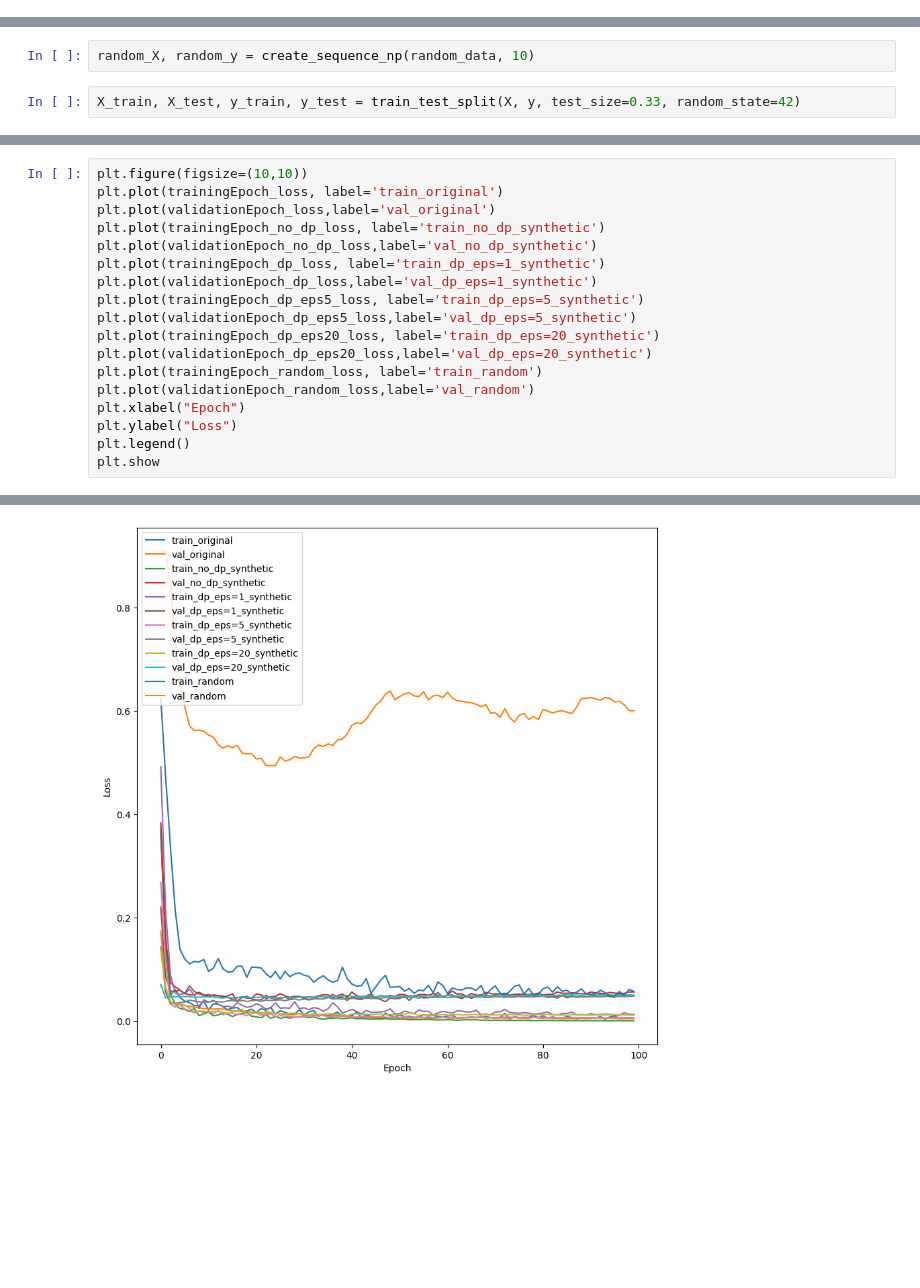
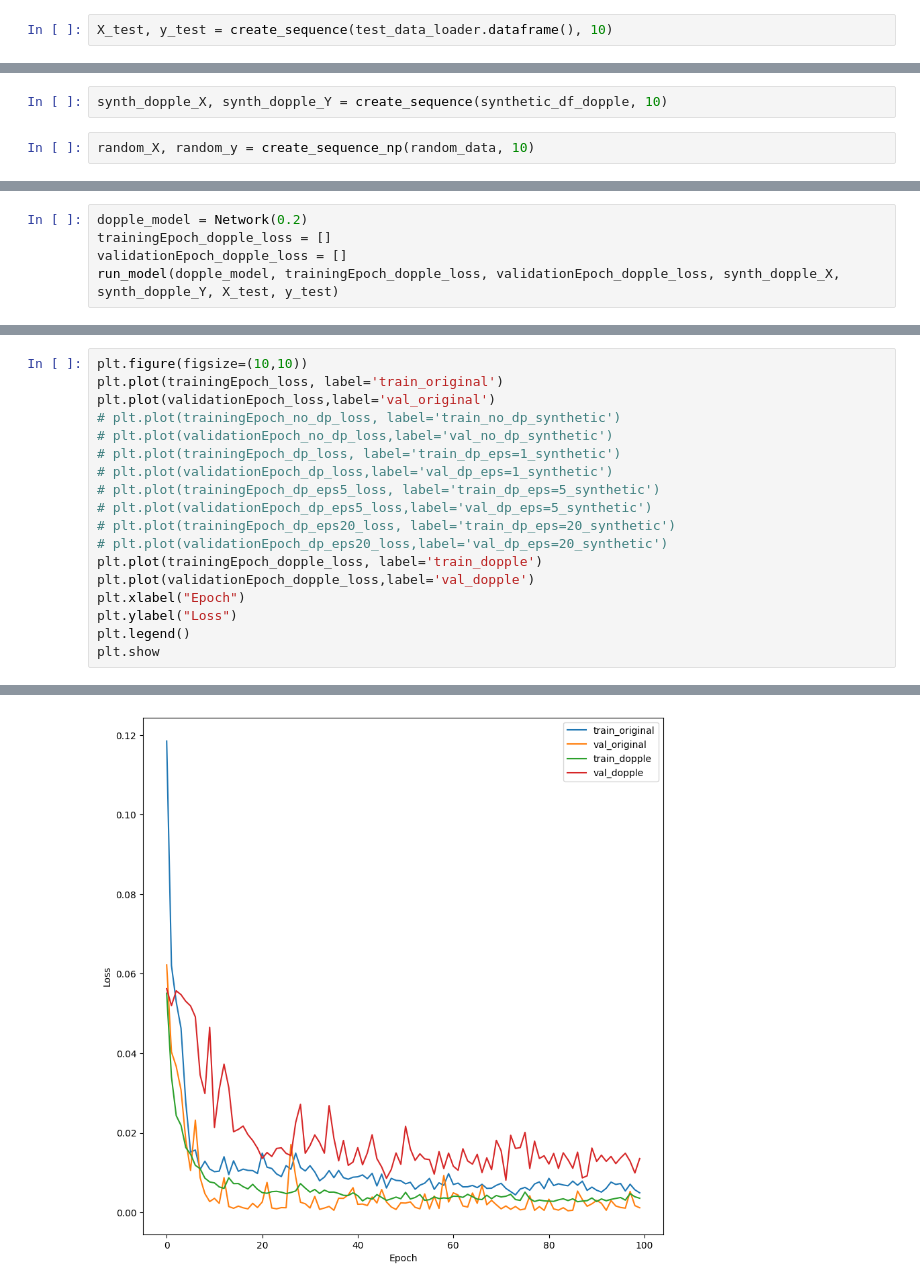
Before and after one commit to tremblerz/synthetic_time_series, a Jupyter notebook: src/SyntheticStockGenerate.ipynb, the cells around one changed output, grey strips where cells are left out. Drawn from its saved outputs; the diff is of its cells as text; blank space fills up the shorter version.

```diff
--- a/src/SyntheticStockGenerate.ipynb
+++ b/src/SyntheticStockGenerate.ipynb
@@ -286,3 +788,5 @@ X, y = create_sequence(data.dataframe(), 10)
+# %%
+X_test, y_test = create_sequence(test_data_loader.dataframe(), 10)
 # %%
 synth_no_dp_X, synth_no_dp_y = create_sequence(synth_data_without_dp.dataframe(), 10)
 # %%
@@ -291,10 +795,10 @@ synth_dp_X, synth_dp_y = create_sequence(synth_data_with_dp.dataframe(), 10)
 synth_dp_eps5_X, synth_dp_eps5_y = create_sequence(synth_data_with_dp_eps5.dataframe(), 10)
 # %%
 synth_dp_eps20_X, synth_dp_eps20_y = create_sequence(synth_data_with_dp_eps20.dataframe(), 10)
+# %%
+synth_dopple_X, synth_dopple_Y = create_sequence(synthetic_df_dopple, 10)
 # %%
 random_X, random_y = create_sequence_np(random_data, 10)
-# %%
-X_train, X_test, y_train, y_test = train_test_split(X, y, test_size=0.33, random_state=42)
 # %%
 model = Network(0.2)
 trainingEpoch_loss = []
@@ -435,0 +922,5 @@ Epoch [100/100], Step [40/40], Validation Batch Loss: 0.6005
+# %%
+dopple_model = Network(0.2)
+trainingEpoch_dopple_loss = []
+validationEpoch_dopple_loss = []
+run_model(dopple_model, trainingEpoch_dopple_loss, validationEpoch_dopple_loss, synth_dopple_X, synth_dopple_Y, X_test, y_test)
@@ -436,21 +945,21 @@ Epoch [100/100], Step [40/40], Validation Batch Loss: 0.6005
 # %%
 plt.figure(figsize=(10,10))
 plt.plot(trainingEpoch_loss, label='train_original')
 plt.plot(validationEpoch_loss,label='val_original')
-plt.plot(trainingEpoch_no_dp_loss, label='train_no_dp_synthetic')
-plt.plot(validationEpoch_no_dp_loss,label='val_no_dp_synthetic')
-plt.plot(trainingEpoch_dp_loss, label='train_dp_eps=1_synthetic')
-plt.plot(validationEpoch_dp_loss,label='val_dp_eps=1_synthetic')
-plt.plot(trainingEpoch_dp_eps5_loss, label='train_dp_eps=5_synthetic')
-plt.plot(validationEpoch_dp_eps5_loss,label='val_dp_eps=5_synthetic')
-plt.plot(trainingEpoch_dp_eps20_loss, label='train_dp_eps=20_synthetic')
-plt.plot(validationEpoch_dp_eps20_loss,label='val_dp_eps=20_synthetic')
-plt.plot(trainingEpoch_random_loss, label='train_random')
-plt.plot(validationEpoch_random_loss,label='val_random')
+# plt.plot(trainingEpoch_no_dp_loss, label='train_no_dp_synthetic')
+# plt.plot(validationEpoch_no_dp_loss,label='val_no_dp_synthetic')
+# plt.plot(trainingEpoch_dp_loss, label='train_dp_eps=1_synthetic')
+# plt.plot(validationEpoch_dp_loss,label='val_dp_eps=1_synthetic')
+# plt.plot(trainingEpoch_dp_eps5_loss, label='train_dp_eps=5_synthetic')
+# plt.plot(validationEpoch_dp_eps5_loss,label='val_dp_eps=5_synthetic')
+# plt.plot(trainingEpoch_dp_eps20_loss, label='train_dp_eps=20_synthetic')
+# plt.plot(validationEpoch_dp_eps20_loss,label='val_dp_eps=20_synthetic')
+plt.plot(trainingEpoch_dopple_loss, label='train_dopple')
+plt.plot(validationEpoch_dopple_loss,label='val_dopple')
 plt.xlabel("Epoch")
 plt.ylabel("Loss")
 plt.legend()
 plt.show
 # %% [output]
 <function matplotlib.pyplot.show(close=None, block=None)>
-[figure, old version]
+[figure, new version]
```
Also changed, not shown: parts of 68 cells of this notebook.
